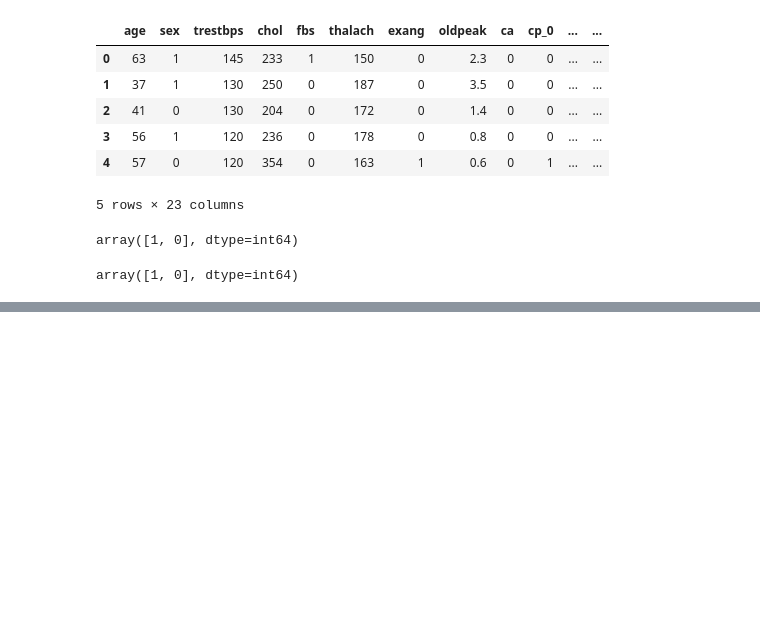
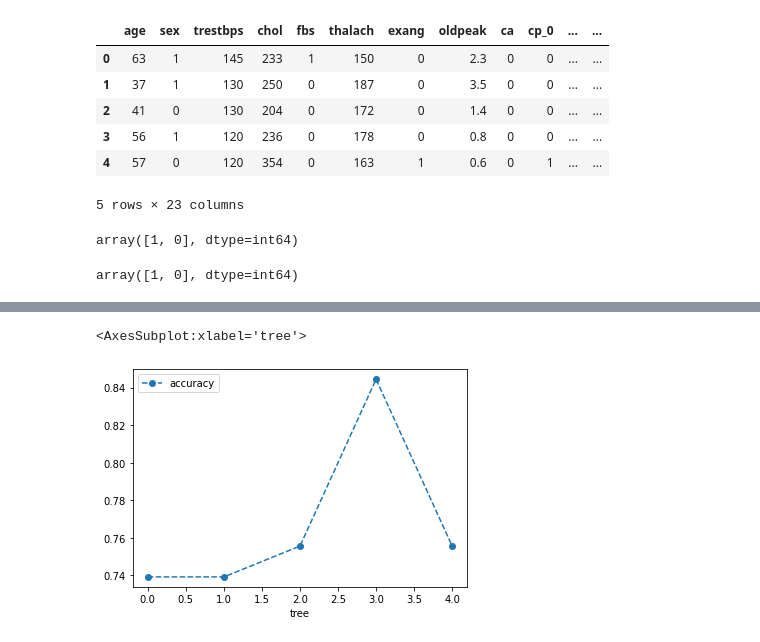
Before and after one commit to sultankhaled9/ML, a Jupyter notebook: Tree.ipynb, the cells around one changed output, grey strips where cells are left out. Drawn from its saved outputs; the diff is of its cells as text; code cells hidden in the pictures; blank space fills up the shorter version.

```diff
--- a/Tree.ipynb
+++ b/Tree.ipynb
@@ -149,0 +158,9 @@ plt.show()
+# %%
+clf_df = DecisionTreeClassifier(random_state=42,min_samples_leaf=3,ccp_alpha=0.016)
+scores =cross_val_score(clf_df,  X_tarin,  Y_train,cv=5)
+# scores =cross_val_score(clf_df,  X_test,  Y_test,cv=5)
+df = pd.DataFrame(data={'tree':range(5),'accuracy':scores})
+df.plot(x='tree',y='accuracy',marker='o',linestyle='--')
+# %% [output]
+<AxesSubplot:xlabel='tree'>
+[figure, added]
```
Also changed, not shown: parts of 16 cells of this notebook.
